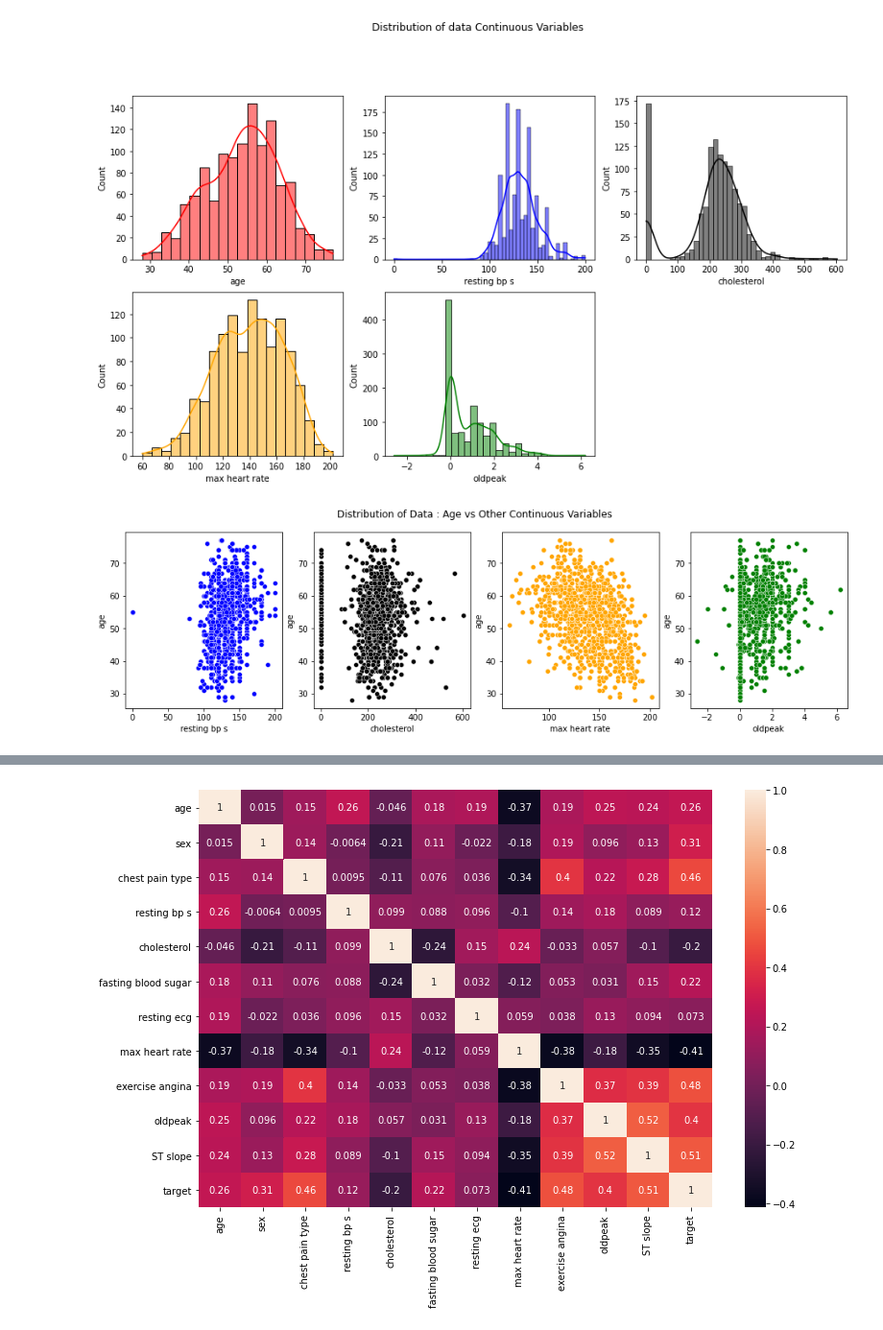
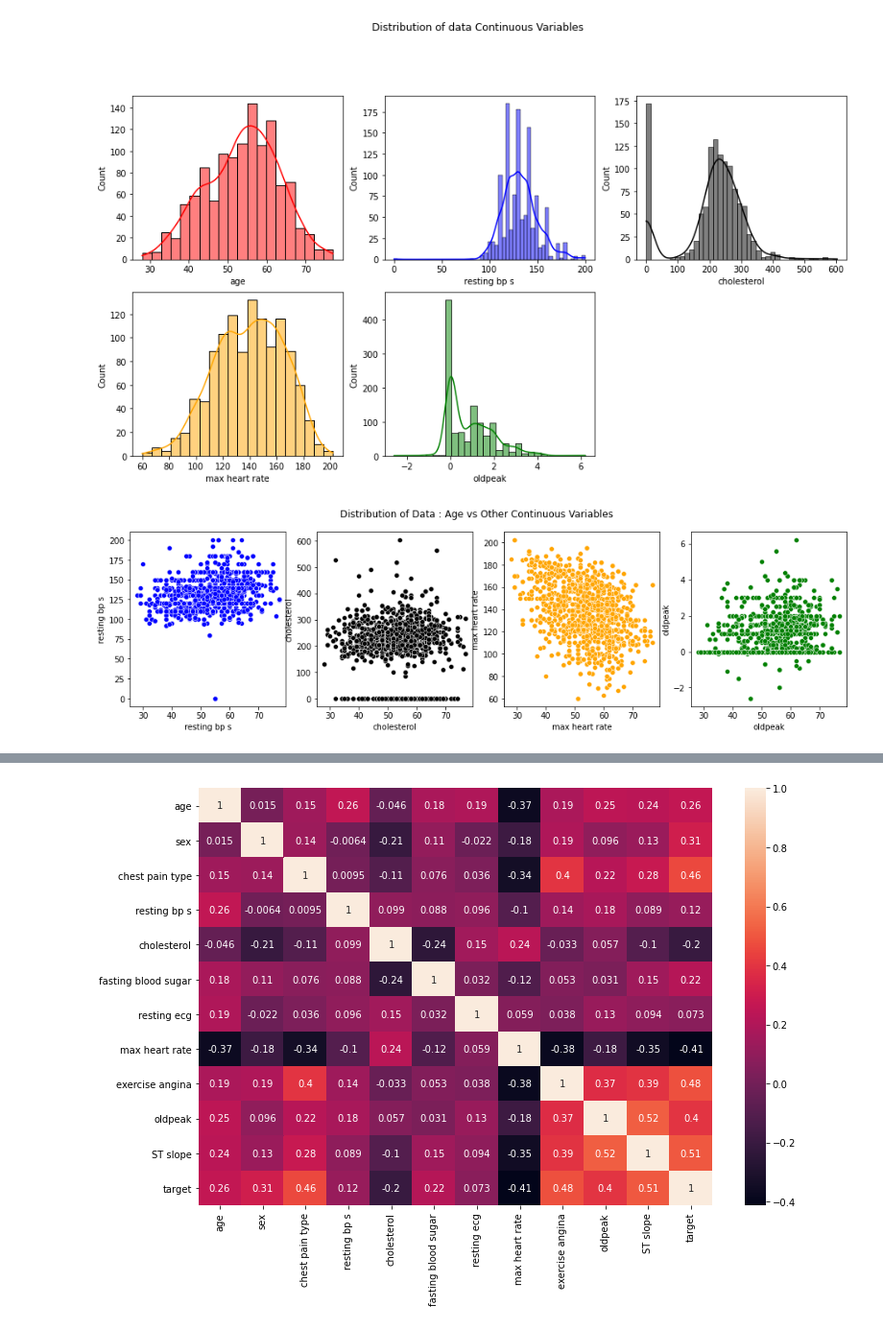
Before and after one commit to aryanxk02/Heart-Failure-Prediction, a Jupyter notebook: Heart Disease/main.ipynb, the cells around one changed output, grey strips where cells are left out. Shown: that part at 96% size. Cells and saved outputs as stored; diff of their text form; code cells hidden in the pictures.

```diff
--- a/Heart Disease/main.ipynb
+++ b/Heart Disease/main.ipynb
@@ -92,10 +92,10 @@ categorical_variables = ['sex', 'chest pain type', 'fasting blood sugar', 'resti
 # %%
 plt.figure(figsize=(16, 4))
 plt.suptitle("Distribution of Data : Age vs Other Continuous Variables")
 for i in range(1, len(continuous_variables)):
     plt.subplot(1,4,i)
-    sns.scatterplot(df[continuous_variables[i]], df['age'], color=colors[i])
+    sns.scatterplot(df['age'] ,df[continuous_variables[i]], color=colors[i])
     plt.xlabel(continuous_variables[i])
 plt.show()
 # %% [output]
-[figure, old version]
+[figure, new version]
```
Also changed, not shown: parts of 10 cells of this notebook.
